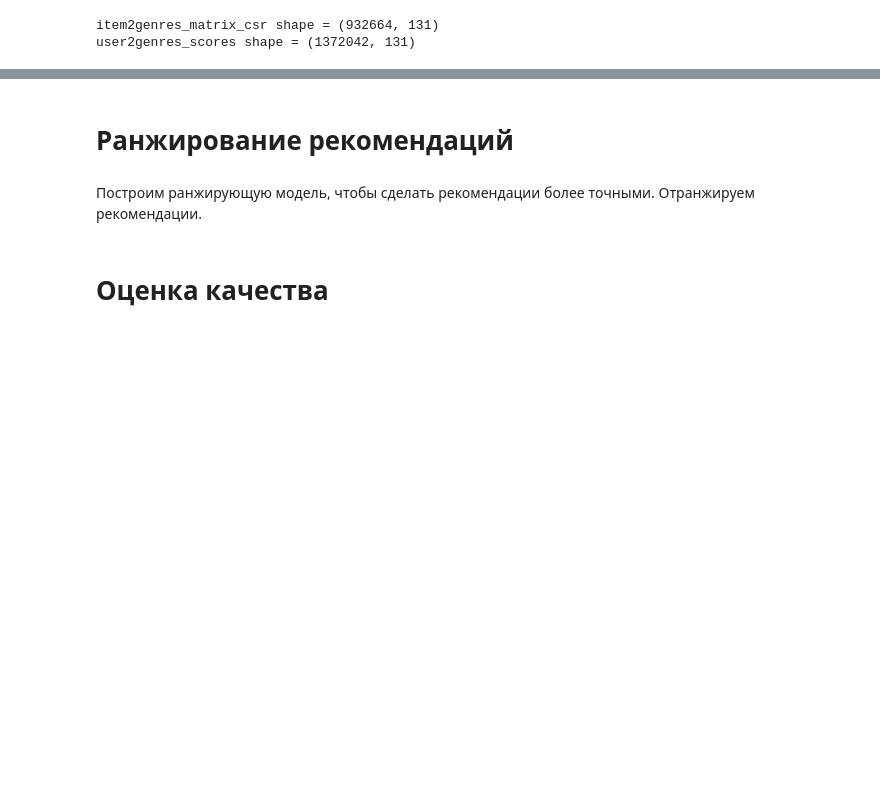
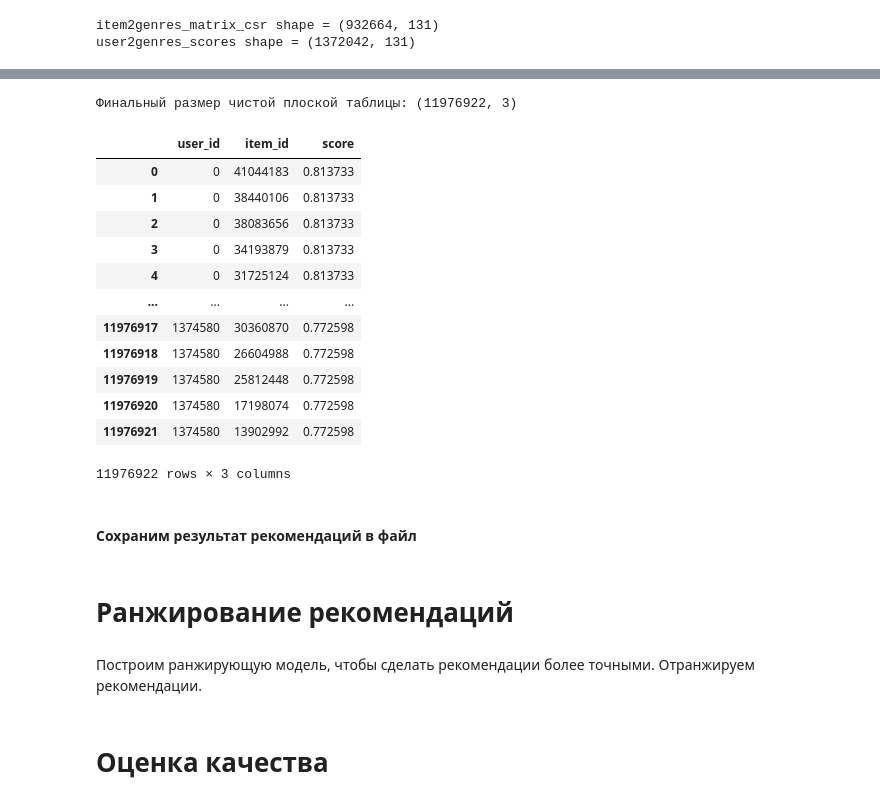
Before and after one commit to khromenko/mle-project-sprint-4-v001, a Jupyter notebook: recommendations.ipynb, the cells around one changed output, grey strips where cells are left out. Cells and saved outputs as stored; diff of their text form; code cells hidden in the pictures; blank space fills up the shorter version.

```diff
--- a/recommendations.ipynb
+++ b/recommendations.ipynb
@@ -1697,8 +1697,8 @@ user2genres_scores_df.to_parquet(path + 'user2genres_scores.parquet')
 import pandas as pd
 
 path = 'data/recsys/'
-user2genres_scores = pd.read_parquet(path + 'user2genres_scores.parquet').rename_axis('user_id')
-user2genres_scores
+user2genres_scores_df = pd.read_parquet(path + 'user2genres_scores.parquet').rename_axis('user_id')
+user2genres_scores_df
 # %% [output]
 |  | 0 | 1 | 2 | 3 | 4 | 5 | 6 | 7 | 8 | 9 | ... | ... |
 | user_id |  |  |  |  |  |  |  |  |  |  |  | ... |
@@ -1814,0 +1973,8 @@ items[items['track_id'].isin(item_encoder.inverse_transform(top_n_item_indices))
+# %%
+import numpy as np
+
+path = 'data/recsys/'
+loaded_recs = np.load(path + 'user2genre_items_recs_raw.npz')
+
+final_distances = loaded_recs['item_ids']
+final_indices = loaded_recs['scores']
@@ -1814,0 +1993,58 @@ items[items['track_id'].isin(item_encoder.inverse_transform(top_n_item_indices))
+# %%
+import pandas as pd
+import numpy as np
+
+# преобразуем полученные рекомендации в табличный формат
+
+missing_items_mask = (final_indices == -1) # там где -1 - значит что FAISS не смог найти похожий объект для данного пользователя
+sanitized_indices = final_indices.copy()
+sanitized_indices[missing_items_mask] = 0 # временная замена на 0, чтобы item_encoder не ругался на неизвестный id_enc == -1
+
+# получаем изначальные идентификаторы
+
+item_ids = item_encoder.inverse_transform(sanitized_indices.ravel())
+item_ids = item_ids.reshape(final_indices.shape).astype(object)
+item_ids[missing_items_mask] = None # возвращаем пустые id
+
+user_ids = user_encoder.inverse_transform(user2genres_scores_df.index.to_numpy())
+
+user2genre_items_recs = pd.DataFrame({
+    'user_id': user_ids,
+    'item_id': list(item_ids),
+    'score': list(final_distances)
+    })
+
+user2genre_items_recs = user2genre_items_recs.explode(['item_id', 'score'], ignore_index=True)
+
+ # очистка пустых рекомендаций
+user2genre_items_recs.dropna(subset=['item_id'], inplace=True)
+
+user2genre_items_recs = user2genre_items_recs.astype({
+        'user_id': 'int32',
+        'item_id': 'int32',
+        'score': 'float32'
+    }) \
+    .reset_index(drop=True)
+
+print(f"Финальный размер таблицы c рекмоендациями: {user2genre_items_recs.shape}")
+# 11.976.922 - то есть 87.3% от максимальной (1.372.042 пользователя * по 10 топ объектов)
+# результат вполне приемлем для приближенного поиска IndexIVFFlat)
+
+user2genre_items_recs
+# %% [output]
+Финальный размер чистой плоской таблицы: (11976922, 3)
+|  | user_id | item_id | score |
+| 0 | 0 | 41044183 | 0.813733 |
+| 1 | 0 | 38440106 | 0.813733 |
+| 2 | 0 | 38083656 | 0.813733 |
+| 3 | 0 | 34193879 | 0.813733 |
+| 4 | 0 | 31725124 | 0.813733 |
+| ... | ... | ... | ... |
+| 11976917 | 1374580 | 30360870 | 0.772598 |
+| 11976918 | 1374580 | 26604988 | 0.772598 |
+| 11976919 | 1374580 | 25812448 | 0.772598 |
+| 11976920 | 1374580 | 17198074 | 0.772598 |
+| 11976921 | 1374580 | 13902992 | 0.772598 |
+11976922 rows × 3 columns
+# %% [markdown]
+#### Сохраним результат рекомендаций в файл
```
Also changed, not shown: parts of 17 cells of this notebook.
